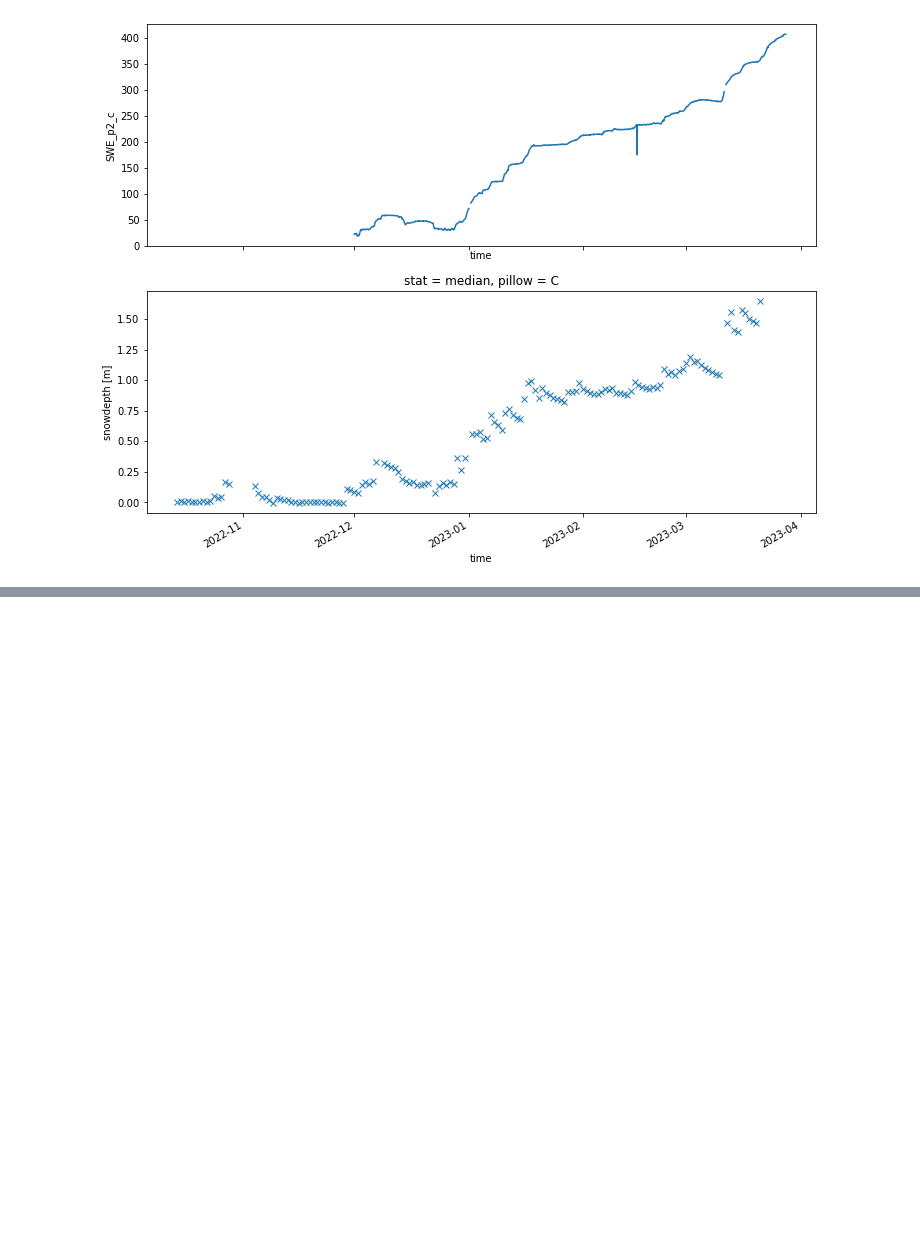
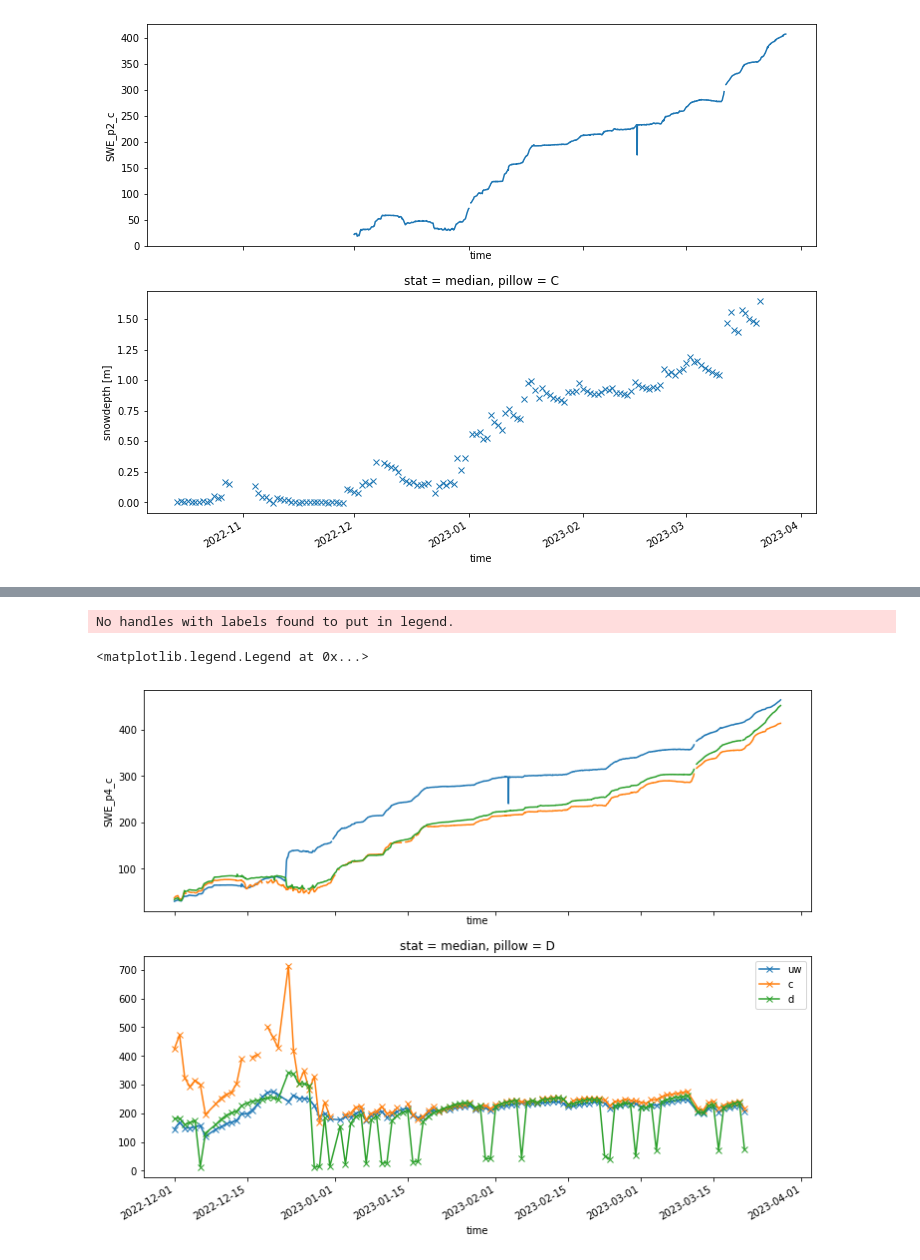
Before and after one commit to Mountain-Hydrology-Research-Group/snow-hydrology, a Jupyter notebook: modules/lab3/lab3-2.ipynb, the cells around one changed output, grey strips where cells are left out. Cells and saved outputs as stored; diff of their text form; code cells hidden in the pictures; blank space fills up the shorter version.

```diff
--- a/modules/lab3/lab3-2.ipynb
+++ b/modules/lab3/lab3-2.ipynb
@@ -12,7 +12,10 @@ import matplotlib.pyplot as plt
 %matplotlib inline
 # %%
 # load data file (we will focus on lidar 6, others will be useful for the homework)
-ds6 = xr.open_dataset('lidar_l6_pillow_depths.nc')
+ds6 = xr.open_dataset('../data/lidar_l6_pillow_depths.nc')
+# you may need to check the path here --
+# if you put the dataset in the same folder as this lab, erase the ../data/ part above
+
 # Also make the accompanying timeseries info
 start_date = dt.datetime(2022, 10, 10)
 end_date = dt.datetime(2023, 3, 25)
@@ -72,0 +76,5 @@ Okay, and now Jessica needs help.  Please, get these into the same time stamp, a
+# %%
+sos_dataset_60min_interpolated = sos_dataset_60min.interp_like(ds6)
+density_uw = sos_dataset_60min_interpolated['SWE_p1_c'] / ds6.sel(pillow='UW', stat='median')['snowdepth']
+density_c = sos_dataset_60min_interpolated['SWE_p3_c'] / ds6.sel(pillow='C', stat='median')['snowdepth']
+density_d = sos_dataset_60min_interpolated['SWE_p4_c'] / ds6.sel(pillow='D', stat='median')['snowdepth']
@@ -72,0 +88,15 @@ Okay, and now Jessica needs help.  Please, get these into the same time stamp, a
+# %%
+#with that in mind, let's plot our densities below a SWE timeseries
+fig, axes = plt.subplots(2, 1, figsize=(12,9), sharex=True)
+sos_dataset_60min['SWE_p1_c'].plot(ax=axes[0], label='SWE_p1_c')
+sos_dataset_60min['SWE_p3_c'].plot(ax=axes[0], label='SWE_p3_c')
+sos_dataset_60min['SWE_p4_c'].plot(ax=axes[0], label='SWE_p4_c')
+plt.legend()
+density_uw.plot(ax=axes[1],marker='x', linestyle="-", label="uw")
+density_c.plot(ax=axes[1],marker='x', linestyle="-", label="c")
+density_d.plot(ax=axes[1],marker='x', linestyle="-", label="d")
+plt.legend()
+# %% [output]
+No handles with labels found to put in legend.
+<matplotlib.legend.Legend at 0x...>
+[figure, added]
```
Also changed, not shown: parts of 9 cells of this notebook, 9 other files.
